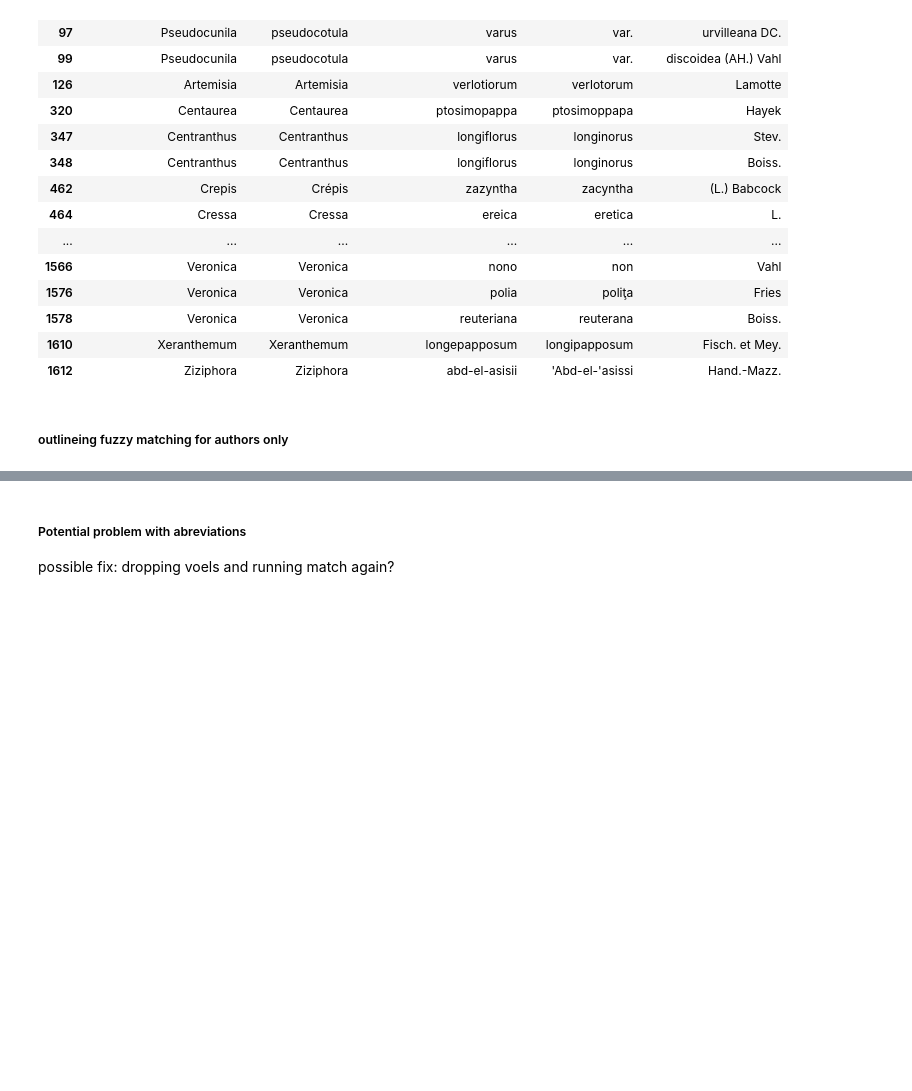
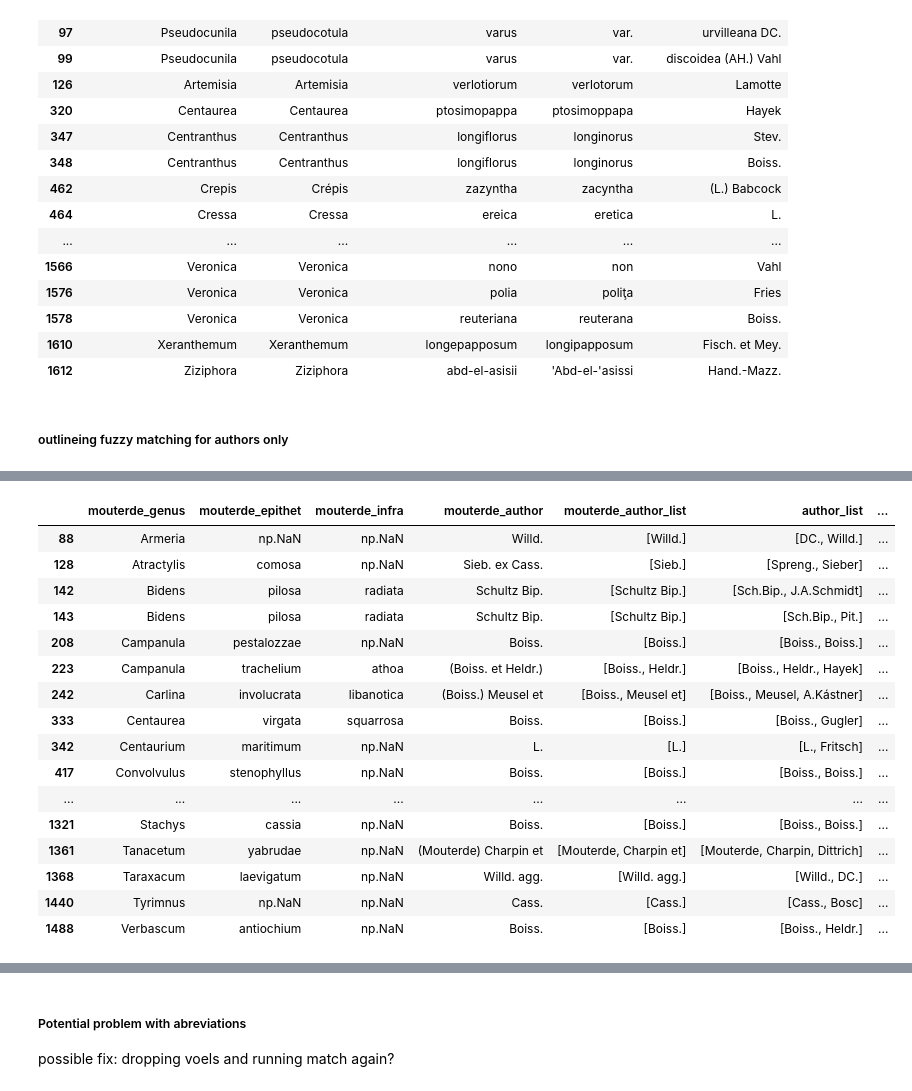
Before and after one commit to shidedh/UpdateFlora, a Jupyter notebook: fuzzy_code/author_fuzz_wcvp.ipynb, the cells around one changed output, grey strips where cells are left out. Saved outputs shown, nothing was run; the diff lists cells and outputs as text; code cells hidden in the pictures; blank space fills up the shorter version.

```diff
--- a/fuzzy_code/author_fuzz_wcvp.ipynb
+++ b/fuzzy_code/author_fuzz_wcvp.ipynb
@@ -380,0 +486,24 @@ if num_src < len(authors_set_dst) and len(authors_set_src) < len(authors_set_dst
+# %%
+def get_match_type(row):
+    authors_set_src = set(row['mouterde_author_list'])
+    authors_set_dst = set(row['author_list'])
+    num_src = 0
+    for author in authors_set_src:
+        _, score = process.extract(author, authors_set_dst)[0]
+        if score > 85:
+            num_src += 1
+    type = "NO TYPE"
+    if num_src == 0 and len(authors_set_src) > 0 and  len(authors_set_dst) > 0:
+        type = "type -1"
+    elif num_src == len(authors_set_src) and len(authors_set_src) == len(authors_set_dst):
+        type = "type 0" #everything the same
+    elif num_src == len(authors_set_src) and len(authors_set_src) < len(authors_set_dst):
+        type = "type 1" #everything in src match but dst set has more
+    elif num_src == len(authors_set_dst) and len(authors_set_src) > len(authors_set_dst):
+        type = "type 2" #everything in dst match but src has more
+
+    elif num_src < min(len(authors_set_src), len(authors_set_dst)):
+        type = "type 3" # a subset of dst or src do not overlap (and one is not a proper subset of another)
+    else:
+        print(num_src, authors_set_src, authors_set_dst)
+    return type
@@ -380,0 +526,3 @@ if num_src < len(authors_set_dst) and len(authors_set_src) < len(authors_set_dst
+# %%
+merge_df_simplified.replace(np.nan, 'np.NaN', inplace=True)
+merge_df_simplified["author_match_type"] = merge_df_simplified.apply(get_match_type, axis=1)
@@ -380,0 +556,20 @@ if num_src < len(authors_set_dst) and len(authors_set_src) < len(authors_set_dst
+# %%
+merge_df_simplified[merge_df_simplified["author_match_type"] == "type 1"]
+# %% [output]
+|  | mouterde_genus | mouterde_epithet | mouterde_infra | mouterde_author | mouterde_author_list | author_list | ... |
+| 88 | Armeria | np.NaN | np.NaN | Willd. | [Willd.] | [DC., Willd.] | ... |
+| 128 | Atractylis | comosa | np.NaN | Sieb. ex Cass. | [Sieb.] | [Spreng., Sieber] | ... |
+| 142 | Bidens | pilosa | radiata | Schultz Bip. | [Schultz Bip.] | [Sch.Bip., J.A.Schmidt] | ... |
+| 143 | Bidens | pilosa | radiata | Schultz Bip. | [Schultz Bip.] | [Sch.Bip., Pit.] | ... |
+| 208 | Campanula | pestalozzae | np.NaN | Boiss. | [Boiss.] | [Boiss., Boiss.] | ... |
+| 223 | Campanula | trachelium | athoa | (Boiss. et Heldr.) | [Boiss., Heldr.] | [Boiss., Heldr., Hayek] | ... |
+| 242 | Carlina | involucrata | libanotica | (Boiss.) Meusel et | [Boiss., Meusel et] | [Boiss., Meusel, A.Kástner] | ... |
+| 333 | Centaurea | virgata | squarrosa | Boiss. | [Boiss.] | [Boiss., Gugler] | ... |
+| 342 | Centaurium | maritimum | np.NaN | L. | [L.] | [L., Fritsch] | ... |
+| 417 | Convolvulus | stenophyllus | np.NaN | Boiss. | [Boiss.] | [Boiss., Boiss.] | ... |
+| ... | ... | ... | ... | ... | ... | ... | ... |
+| 1321 | Stachys | cassia | np.NaN | Boiss. | [Boiss.] | [Boiss., Boiss.] | ... |
+| 1361 | Tanacetum | yabrudae | np.NaN | (Mouterde) Charpin et | [Mouterde, Charpin et] | [Mouterde, Charpin, Dittrich] | ... |
+| 1368 | Taraxacum | laevigatum | np.NaN | Willd. agg. | [Willd. agg.] | [Willd., DC.] | ... |
+| 1440 | Tyrimnus | np.NaN | np.NaN | Cass. | [Cass.] | [Cass., Bosc] | ... |
+| 1488 | Verbascum | antiochium | np.NaN | Boiss. | [Boiss.] | [Boiss., Heldr.] | ... |
```
Also changed, not shown: parts of 15 cells of this notebook.
